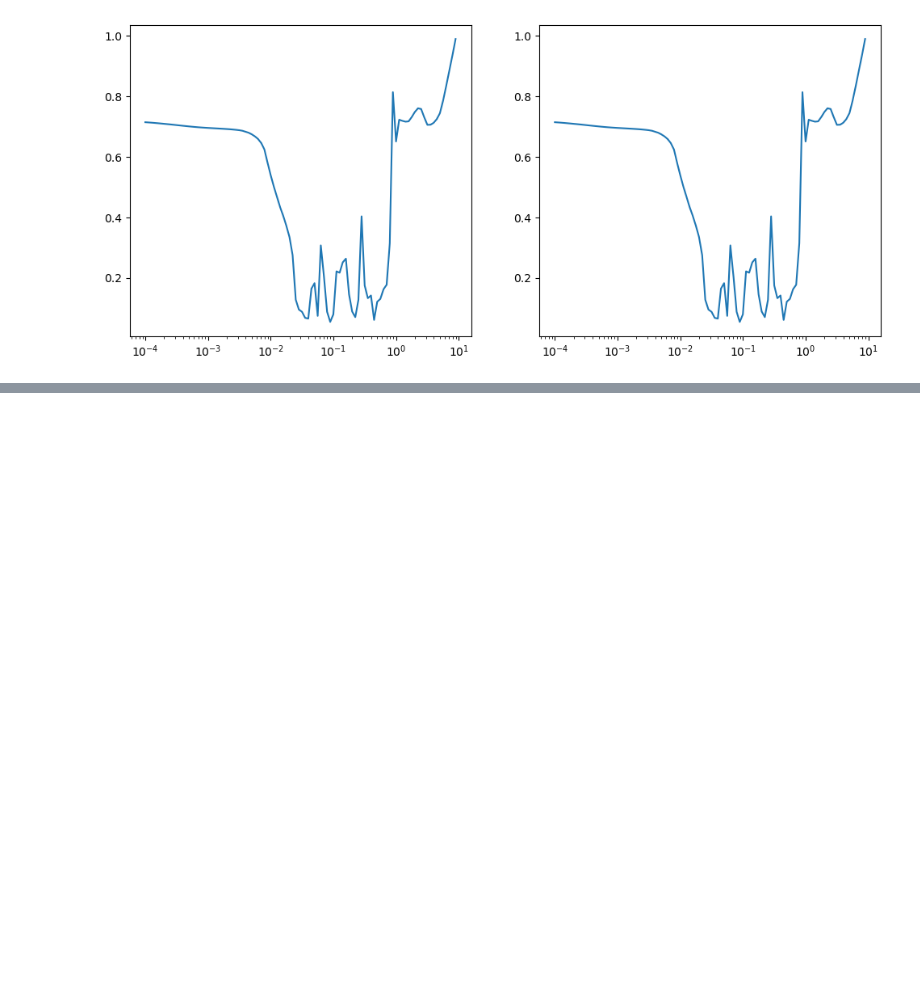
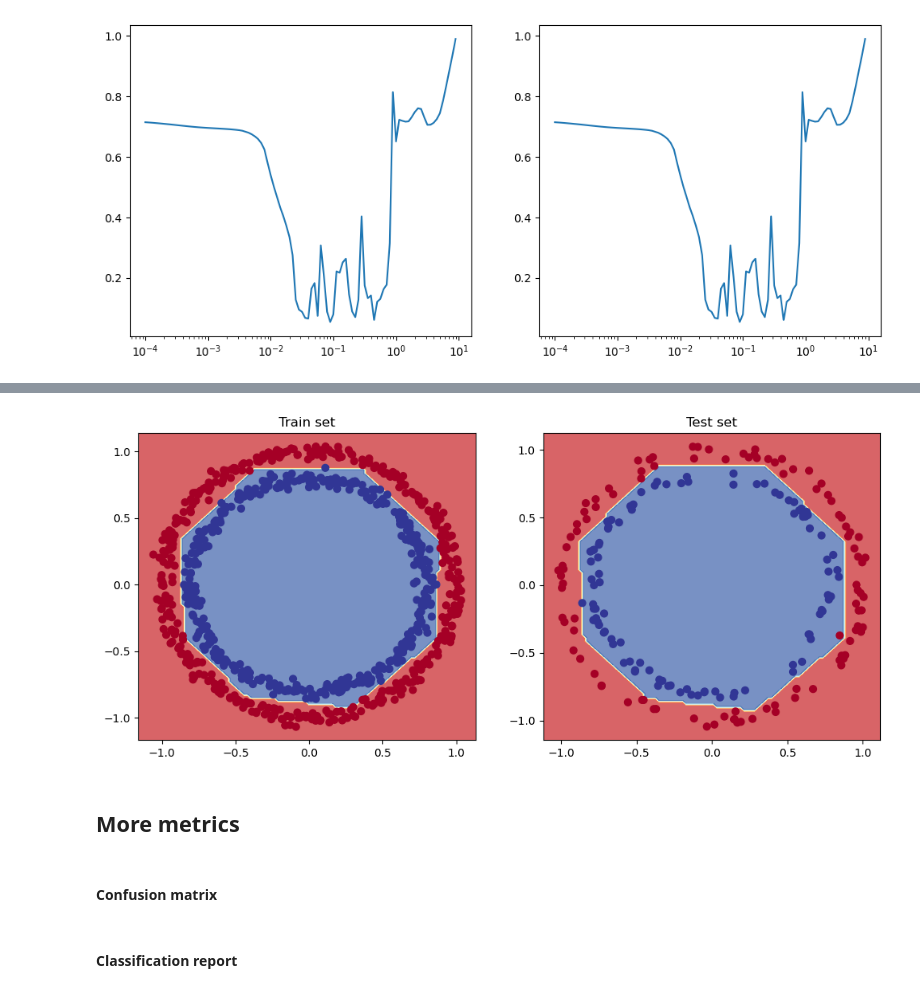
Before and after one commit to alchemistbg/udemy-tensorflow-developer-certificate-bootcamp, a Jupyter notebook: Section-04/Classification_with_tensorflow.ipynb, the cells around one changed output, grey strips where cells are left out. Cells and saved outputs as stored; diff of their text form; code cells hidden in the pictures; blank space fills up the shorter version.

```diff
--- a/Section-04/Classification_with_tensorflow.ipynb
+++ b/Section-04/Classification_with_tensorflow.ipynb
@@ -813,0 +853,11 @@ array([1.00000000e-04, 1.12201845e-04, 1.25892541e-04, 1.41253754e-04,
+# %%
+plt.figure(figsize = (12, 5))
+plt.subplot(1, 2, 1)
+plot_decision_boundary(model_10, X = X_train, y = y_train)
+plt.title('Train set')
+plt.subplot(1, 2, 2)
+plot_decision_boundary(model_10, X = X_test, y = y_test)
+plt.title('Test set')
+plt.xticks([-1.0, -0.5, 0, 0.5, 1])
+plt.show()
+# %% [output]
@@ -813,0 +868,7 @@ array([1.00000000e-04, 1.12201845e-04, 1.25892541e-04, 1.41253754e-04,
+[figure, added]
+# %% [markdown]
+## **More metrics**
+# %% [markdown]
+#### **Confusion matrix**
+# %% [markdown]
+#### **Classification report**
```
Also changed, not shown: parts of 30 cells of this notebook.
